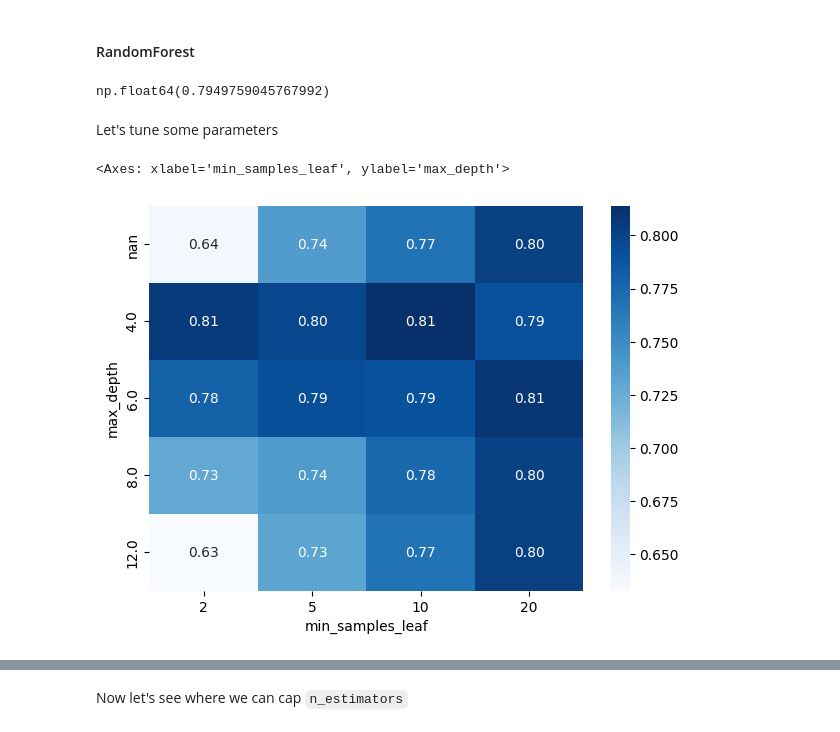
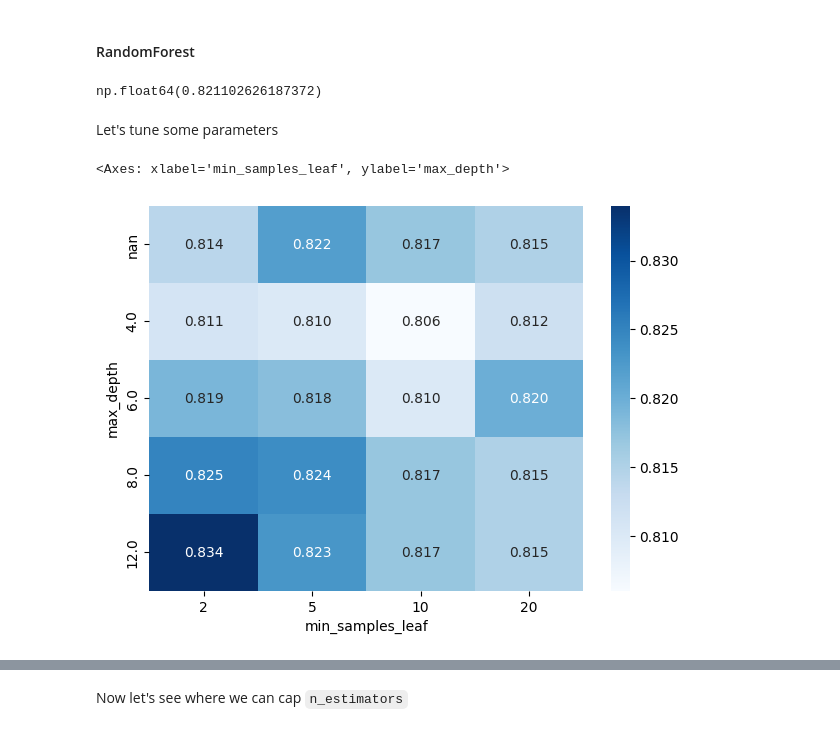
Before and after one commit to speedyk-005/burnout-predict, a Jupyter notebook: notebook.ipynb, the cells around one changed output, grey strips where cells are left out. Drawn from its saved outputs; the diff is of its cells as text; code cells hidden in the pictures.

Commit message:
fix: use `medium` to get an `at_risk` label instead for better balance

```diff
--- a/notebook.ipynb
+++ b/notebook.ipynb
@@ -146,3 +143,0 @@ The heatmap reveals that age has zero correlation with `burnout`, whereas variab
-# %%
-# Let's drop `age`
-df_clean = df_clean.drop("age", axis=1)
@@ -174,8 +171,8 @@ dv = DictVectorizer()
 
 
 def prepare_X_and_y(df, prefit=True):
-    y = df["burnout"].values
-    records = df.drop("burnout", axis=1).to_dict("records")
+    y = df["at_risk"].values
+    records = df.drop("at_risk", axis=1).to_dict("records")
 
     if not prefit:
         X = dv.fit_transform(records)
@@ -196,8 +193,7 @@ from sklearn.metrics import roc_auc_score
 def train_linear_model(X, y, C=1.0):
     model = LogisticRegression(
         max_iter=1000,
-        class_weight="balanced",
-        random_state=1,
+        random_state=SEED,
         C=C,
     )
     model.fit(X, y)
@@ -259,13 +253,17 @@ from sklearn.ensemble import RandomForestClassifier
 
 
 def train_random_forest(
-    X, y, n_estimators=100, max_depth=5, min_samples_leaf=1, random_state=1
+    X,
+    y,
+    n_estimators=100,
+    max_depth=5,
+    min_samples_leaf=1,
 ):
     model = RandomForestClassifier(
         n_estimators=n_estimators,
         max_depth=max_depth,
         min_samples_leaf=min_samples_leaf,
-        random_state=random_state,
+        random_state=SEED,
         class_weight="balanced",
         n_jobs=-1,
     )
@@ -277,7 +275,7 @@ model = train_random_forest(X_train, y_train)
 y_pred = model.predict(X_val)
 roc_auc_score(y_val, y_pred)
 # %% [output]
-np.float64(0.7949759045767992)
+np.float64(0.821102626187372)
 # %% [markdown]
 Let's tune some parameters
 # %%
@@ -299,9 +297,9 @@ for max_depth in max_depths:
 # %%
 df_score = pd.DataFrame(scores, columns=["max_depth", "min_samples_leaf", "score"])
 df_score = df_score.pivot(index="max_depth", columns="min_samples_leaf", values="score")
 
 plt.figure(figsize=(7, 5))
-sns.heatmap(df_score, annot=True, fmt=".2f", cmap="Blues")
+sns.heatmap(df_score, annot=True, fmt=".3f", cmap="Blues")
 # %% [output]
 <Axes: xlabel='min_samples_leaf', ylabel='max_depth'>
-[figure, old version]
+[figure, new version]
```
Also changed, not shown: parts of 55 cells of this notebook, 3 other files.
